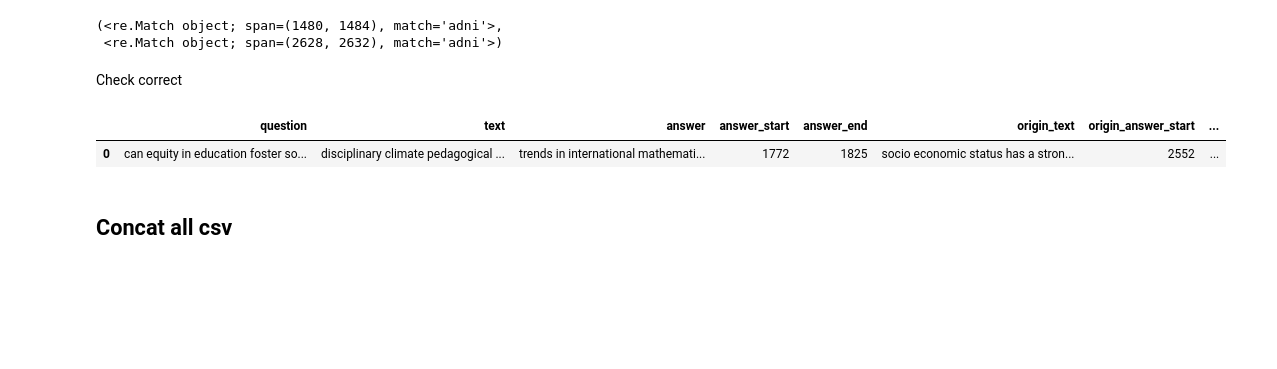
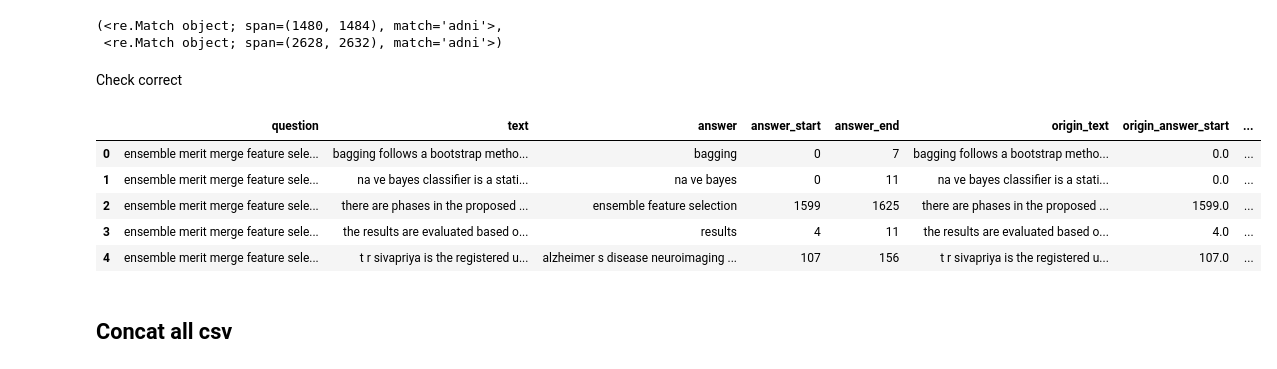
Before and after one commit to beifa/Coleridge_Initiative, a Jupyter notebook: notebook/preprocessing_data.ipynb, the cells around one changed output. Drawn from its saved outputs; the diff is of its cells as text; code cells hidden in the pictures; blank space fills up the shorter version.

```diff
--- a/notebook/preprocessing_data.ipynb
+++ b/notebook/preprocessing_data.ipynb
@@ -596,12 +617,16 @@ zero_df = [
         '98958405-bdfc-4ac8-99ea-0873a05f1d80'
         ]
 # %%
-assert len(list(Path(PATH).glob('csv_fix_v4/*.*'))) == 14002 - len(zero_df), 'error saved not eq'
-a = pd.read_csv(np.random.choice(list(Path(PATH).glob('csv_fix_v4/*.*'))))
+assert len(list(Path(PATH).glob('csv_fix_v6/*.*'))) == 14002 - len(zero_df), 'error saved not eq'
+a = pd.read_csv(np.random.choice(list(Path(PATH).glob('csv_fix_v6/*.*'))))
 a
 # %% [output]
 |  | question | text | answer | answer_start | answer_end | origin_text | origin_answer_start | ... |
-| 0 | can equity in education foster so... | disciplinary climate pedagogical ... | trends in international mathemati... | 1772 | 1825 | socio economic status has a stron... | 2552 | ... |
+| 0 | ensemble merit merge feature sele... | bagging follows a bootstrap metho... | bagging | 0 | 7 | bagging follows a bootstrap metho... | 0.0 | ... |
+| 1 | ensemble merit merge feature sele... | na ve bayes classifier is a stati... | na ve bayes | 0 | 11 | na ve bayes classifier is a stati... | 0.0 | ... |
+| 2 | ensemble merit merge feature sele... | there are phases in the proposed ... | ensemble feature selection | 1599 | 1625 | there are phases in the proposed ... | 1599.0 | ... |
+| 3 | ensemble merit merge feature sele... | the results are evaluated based o... | results | 4 | 11 | the results are evaluated based o... | 4.0 | ... |
+| 4 | ensemble merit merge feature sele... | t r sivapriya is the registered u... | alzheimer s disease neuroimaging ... | 107 | 156 | t r sivapriya is the registered u... | 107.0 | ... |
 # %% [markdown]
 ## Concat all csv
 # %%
```
Also changed, not shown: parts of 12 cells of this notebook.
